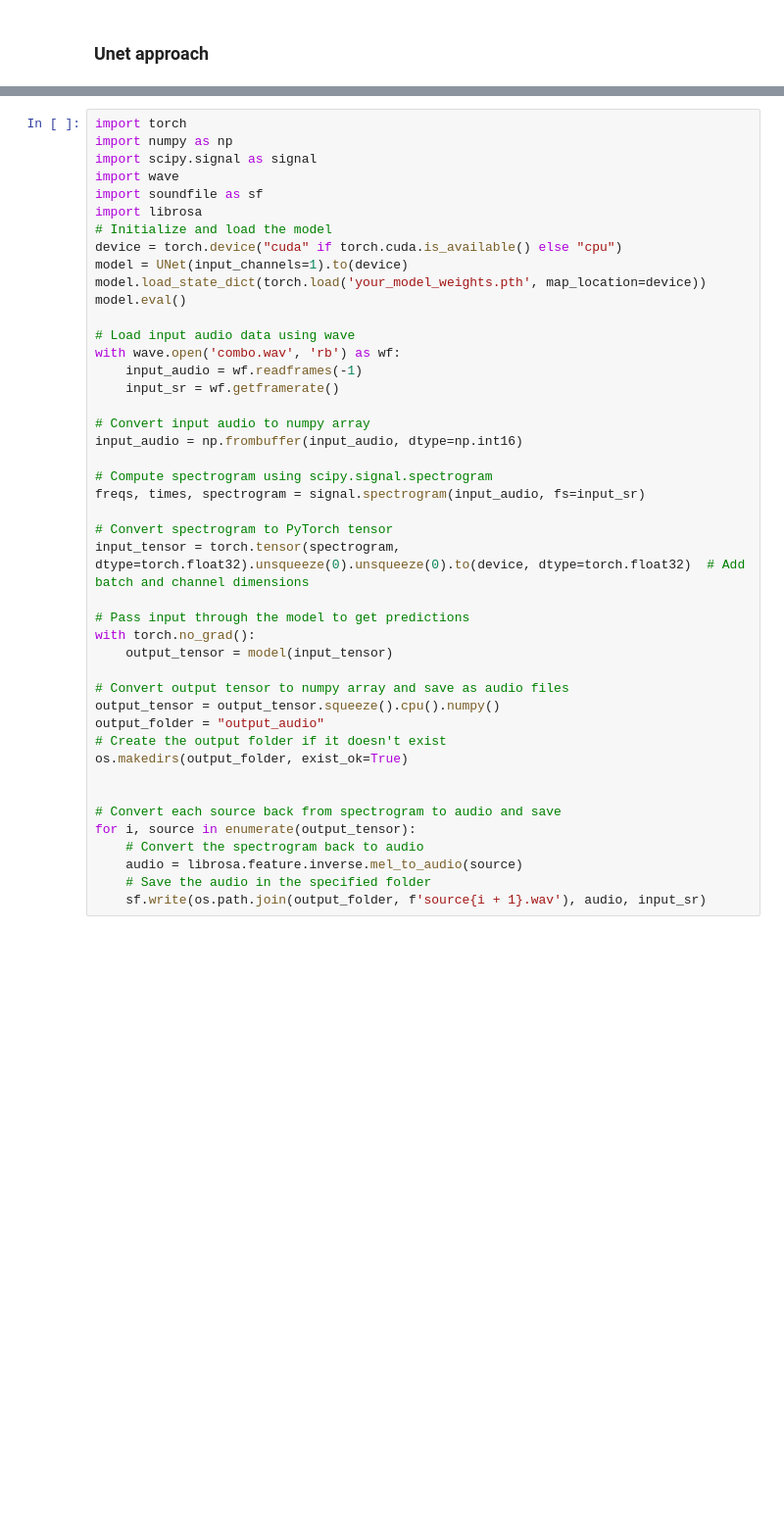
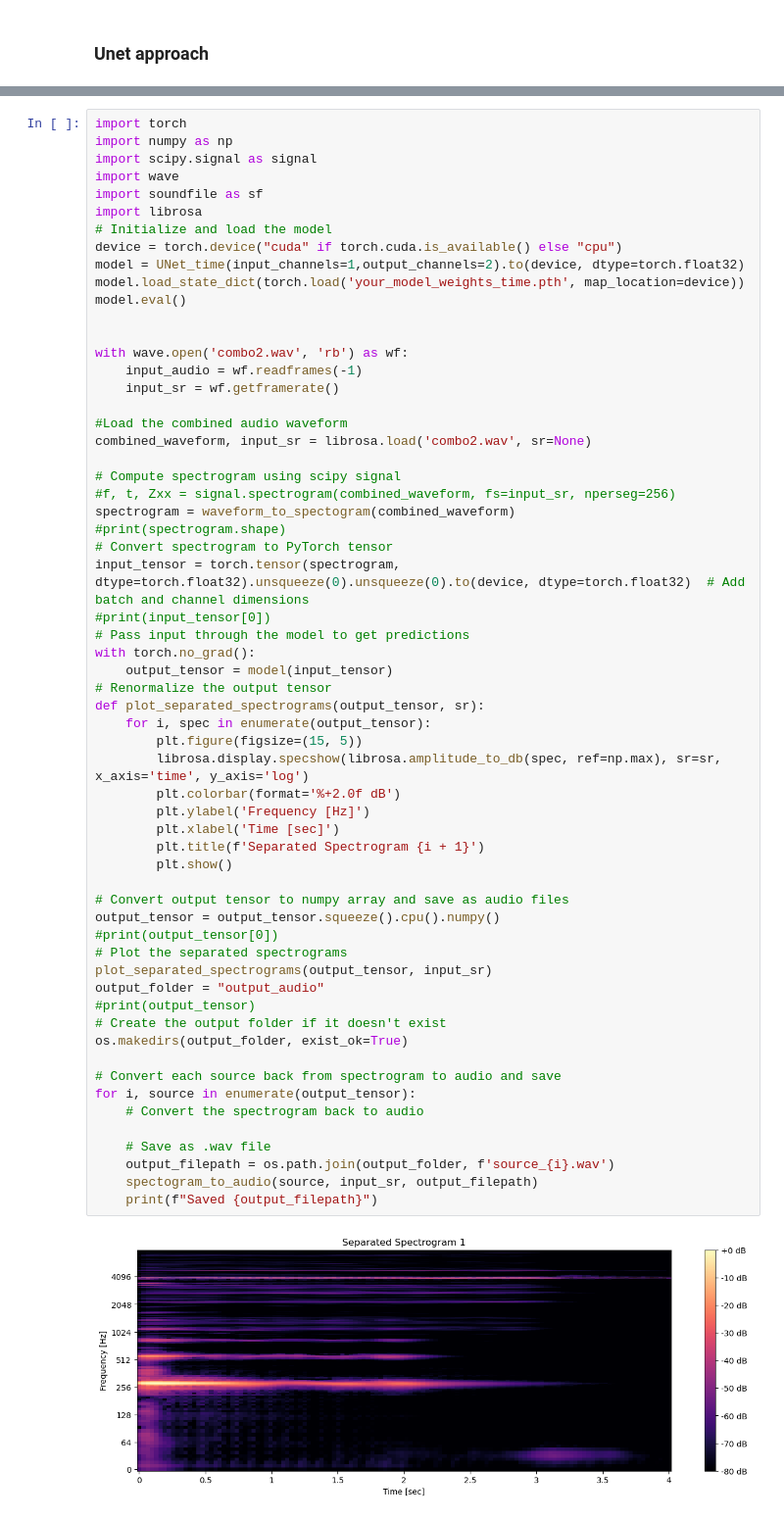
Before and after one commit to JanMcKenzie/AudioNNRep, a Jupyter notebook: final_project.ipynb, the cells around one changed output, grey strips where cells are left out. Shown at 98% size. Saved outputs shown, nothing was run; the diff lists cells and outputs as text; blank space fills up the shorter version.

```diff
--- a/final_project.ipynb
+++ b/final_project.ipynb
@@ -710,44 +1311,62 @@ Epoch 3, Loss: 0.3639
 # %%
 import torch
 import numpy as np
 import scipy.signal as signal
 import wave
 import soundfile as sf
 import librosa
 # Initialize and load the model
 device = torch.device("cuda" if torch.cuda.is_available() else "cpu")
-model = UNet(input_channels=1).to(device)
-model.load_state_dict(torch.load('your_model_weights.pth', map_location=device))
+model = UNet_time(input_channels=1,output_channels=2).to(device, dtype=torch.float32)
+model.load_state_dict(torch.load('your_model_weights_time.pth', map_location=device))
 model.eval()
 
-# Load input audio data using wave
-with wave.open('combo.wav', 'rb') as wf:
+
+with wave.open('combo2.wav', 'rb') as wf:
     input_audio = wf.readframes(-1)
     input_sr = wf.getframerate()
 
-# Convert input audio to numpy array
-input_audio = np.frombuffer(input_audio, dtype=np.int16)
+#Load the combined audio waveform
+combined_waveform, input_sr = librosa.load('combo2.wav', sr=None)
 
-# Compute spectrogram using scipy.signal.spectrogram
-freqs, times, spectrogram = signal.spectrogram(input_audio, fs=input_sr)
-
+# Compute spectrogram using scipy signal
+#f, t, Zxx = signal.spectrogram(combined_waveform, fs=input_sr, nperseg=256)
+spectrogram = waveform_to_spectogram(combined_waveform)
+#print(spectrogram.shape)
 # Convert spectrogram to PyTorch tensor
 input_tensor = torch.tensor(spectrogram, dtype=torch.float32).unsqueeze(0).unsqueeze(0).to(device, dtype=torch.float32)  # Add batch and channel dimensions
-
+#print(input_tensor[0])
 # Pass input through the model to get predictions
 with torch.no_grad():
     output_tensor = model(input_tensor)
+# Renormalize the output tensor
+def plot_separated_spectrograms(output_tensor, sr):
+    for i, spec in enumerate(output_tensor):
+        plt.figure(figsize=(15, 5))
+        librosa.display.specshow(librosa.amplitude_to_db(spec, ref=np.max), sr=sr, x_axis='time', y_axis='log')
+        plt.colorbar(format='%+2.0f dB')
+        plt.ylabel('Frequency [Hz]')
+        plt.xlabel('Time [sec]')
+        plt.title(f'Separated Spectrogram {i + 1}')
+        plt.show()
 
 # Convert output tensor to numpy array and save as audio files
 output_tensor = output_tensor.squeeze().cpu().numpy()
+#print(output_tensor[0])
+# Plot the separated spectrograms
+plot_separated_spectrograms(output_tensor, input_sr)
 output_folder = "output_audio"
+#print(output_tensor)
 # Create the output folder if it doesn't exist
 os.makedirs(output_folder, exist_ok=True)
-
 
 # Convert each source back from spectrogram to audio and save
 for i, source in enumerate(output_tensor):
     # Convert the spectrogram back to audio
-    audio = librosa.feature.inverse.mel_to_audio(source)
-    # Save the audio in the specified folder
-    sf.write(os.path.join(output_folder, f'source{i + 1}.wav'), audio, input_sr)
+
+    # Save as .wav file
+    output_filepath = os.path.join(output_folder, f'source_{i}.wav')
+    spectogram_to_audio(source, input_sr, output_filepath)
+    print(f"Saved {output_filepath}")
+# %% [output]
+[figure, added]
```
Also changed, not shown: parts of 31 cells of this notebook.
